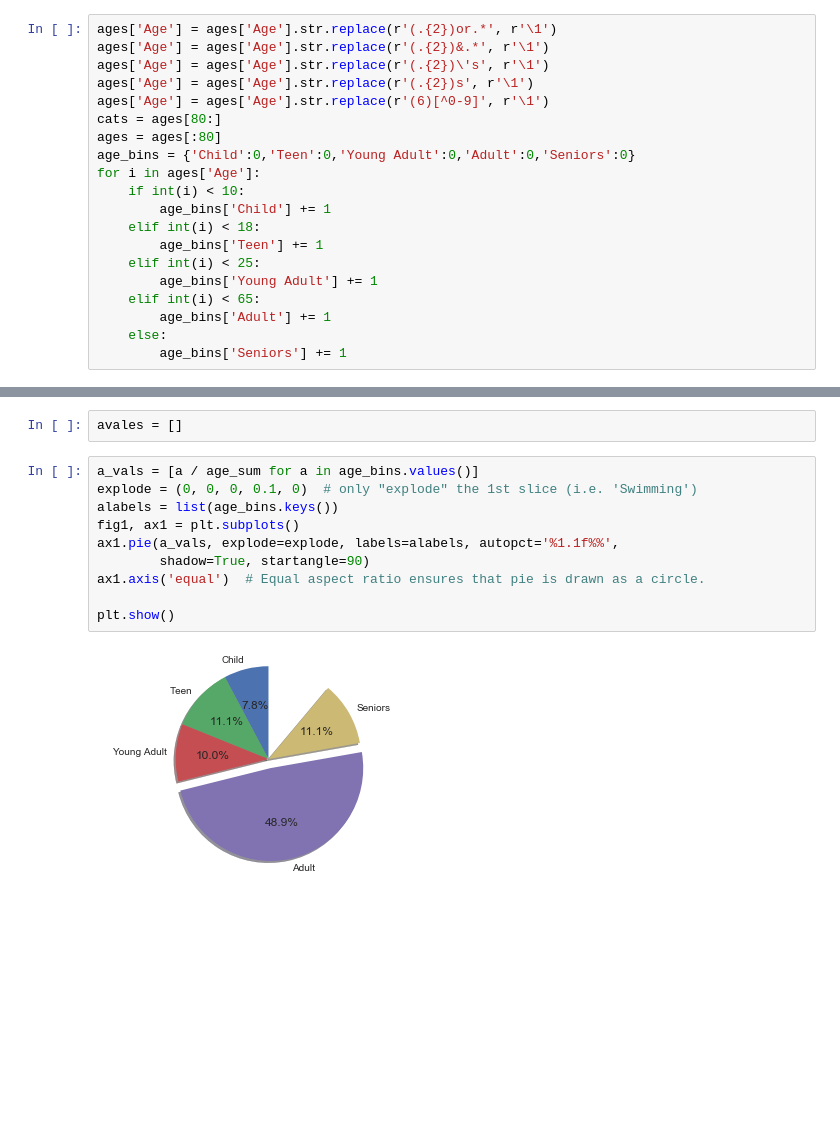
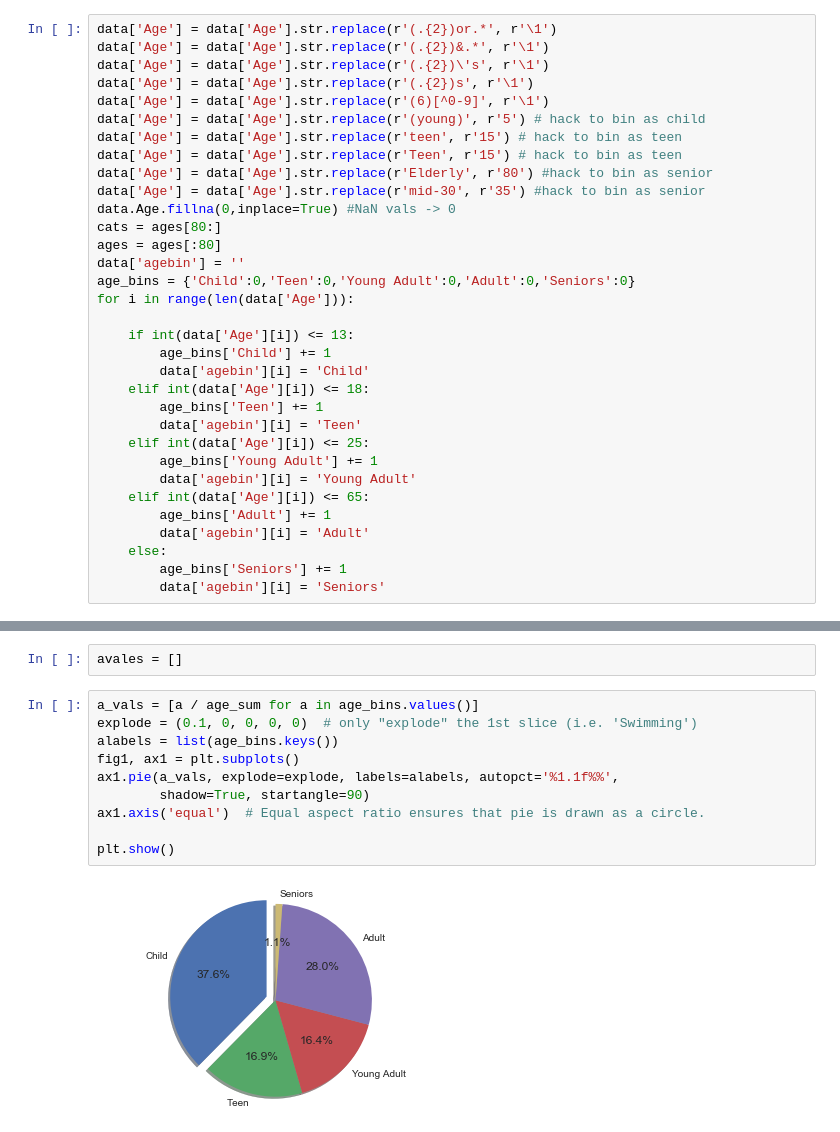
Before and after one commit to red7740/SharkAttacks, a Jupyter notebook: SharkAttacks/cleanup.ipynb, the cells around one changed output, grey strips where cells are left out. Saved outputs shown, nothing was run; the diff lists cells and outputs as text; blank space fills up the shorter version.

Commit message:
Add files via upload
Updated cleanup.ipynb to include more visualizations

```diff
--- a/SharkAttacks/cleanup.ipynb
+++ b/SharkAttacks/cleanup.ipynb
@@ -26,22 +30,35 @@ ages = ages[1:] #remove unkown age
 ages = ages.sort_values('Age').reset_index()
 del ages['index']
 # %%
-ages['Age'] = ages['Age'].str.replace(r'(.{2})or.*', r'\1')
-ages['Age'] = ages['Age'].str.replace(r'(.{2})&.*', r'\1')
-ages['Age'] = ages['Age'].str.replace(r'(.{2})\'s', r'\1')
-ages['Age'] = ages['Age'].str.replace(r'(.{2})s', r'\1')
-ages['Age'] = ages['Age'].str.replace(r'(6)[^0-9]', r'\1')
+data['Age'] = data['Age'].str.replace(r'(.{2})or.*', r'\1')
+data['Age'] = data['Age'].str.replace(r'(.{2})&.*', r'\1')
+data['Age'] = data['Age'].str.replace(r'(.{2})\'s', r'\1')
+data['Age'] = data['Age'].str.replace(r'(.{2})s', r'\1')
+data['Age'] = data['Age'].str.replace(r'(6)[^0-9]', r'\1')
+data['Age'] = data['Age'].str.replace(r'(young)', r'5') # hack to bin as child
+data['Age'] = data['Age'].str.replace(r'teen', r'15') # hack to bin as teen
+data['Age'] = data['Age'].str.replace(r'Teen', r'15') # hack to bin as teen
+data['Age'] = data['Age'].str.replace(r'Elderly', r'80') #hack to bin as senior
+data['Age'] = data['Age'].str.replace(r'mid-30', r'35') #hack to bin as senior
+data.Age.fillna(0,inplace=True) #NaN vals -> 0
 cats = ages[80:]
 ages = ages[:80]
+data['agebin'] = ''
 age_bins = {'Child':0,'Teen':0,'Young Adult':0,'Adult':0,'Seniors':0}
-for i in ages['Age']:
-    if int(i) < 10:
+for i in range(len(data['Age'])):
+
+    if int(data['Age'][i]) <= 13:
         age_bins['Child'] += 1
-    elif int(i) < 18:
+        data['agebin'][i] = 'Child'
+    elif int(data['Age'][i]) <= 18:
         age_bins['Teen'] += 1
-    elif int(i) < 25:
+        data['agebin'][i] = 'Teen'
+    elif int(data['Age'][i]) <= 25:
         age_bins['Young Adult'] += 1
-    elif int(i) < 65:
+        data['agebin'][i] = 'Young Adult'
+    elif int(data['Age'][i]) <= 65:
         age_bins['Adult'] += 1
+        data['agebin'][i] = 'Adult'
     else:
         age_bins['Seniors'] += 1
+        data['agebin'][i] = 'Seniors'
@@ -210,13 +325,13 @@ age_sum = sum(age_bins.values())
 avales = []
 # %%
 a_vals = [a / age_sum for a in age_bins.values()]
-explode = (0, 0, 0, 0.1, 0)  # only "explode" the 1st slice (i.e. 'Swimming')
+explode = (0.1, 0, 0, 0, 0)  # only "explode" the 1st slice (i.e. 'Swimming')
 alabels = list(age_bins.keys())
 fig1, ax1 = plt.subplots()
 ax1.pie(a_vals, explode=explode, labels=alabels, autopct='%1.1f%%',
         shadow=True, startangle=90)
 ax1.axis('equal')  # Equal aspect ratio ensures that pie is drawn as a circle.
 
 plt.show()
 # %% [output]
-[figure, old version]
+[figure, new version]
```
Also changed, not shown: parts of 26 cells of this notebook.
